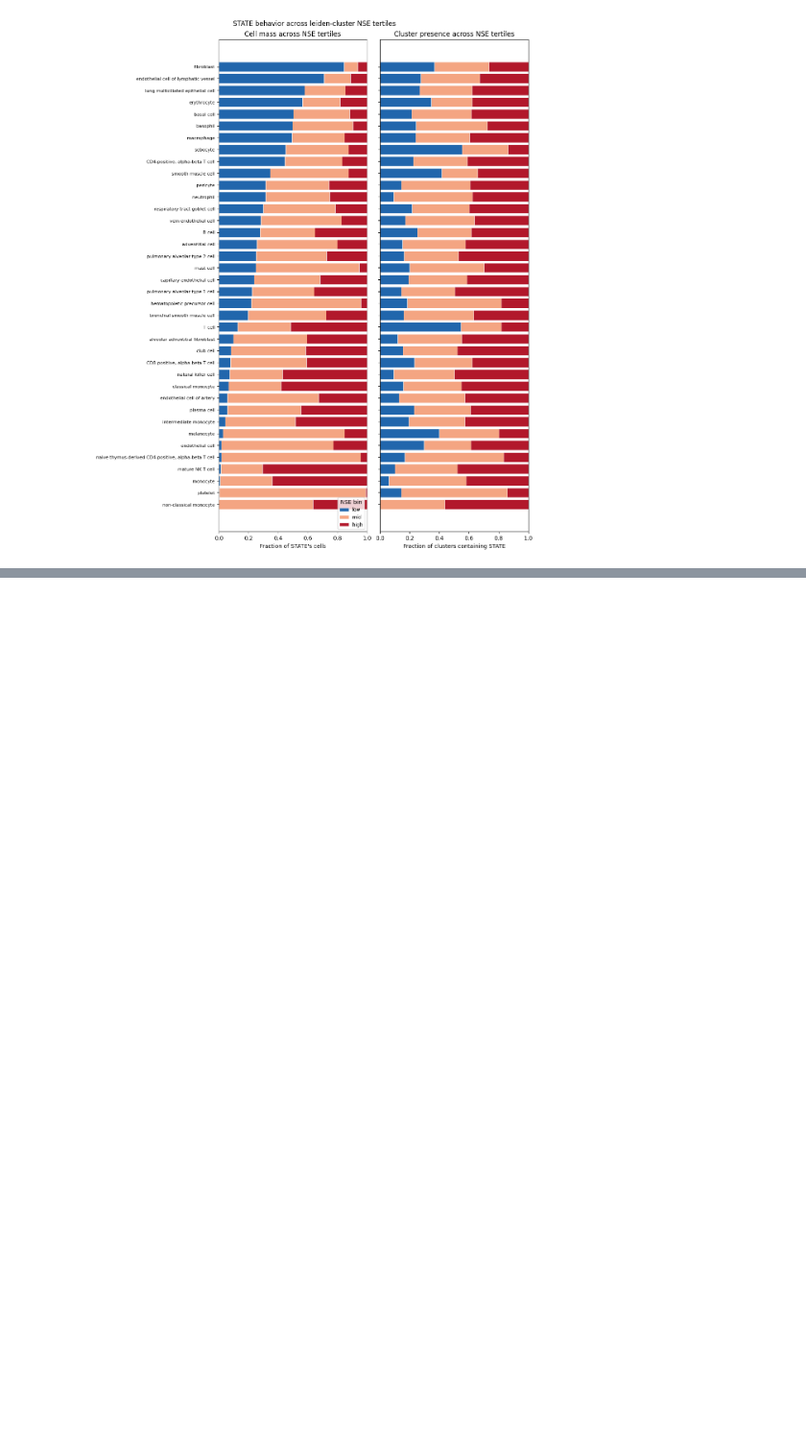
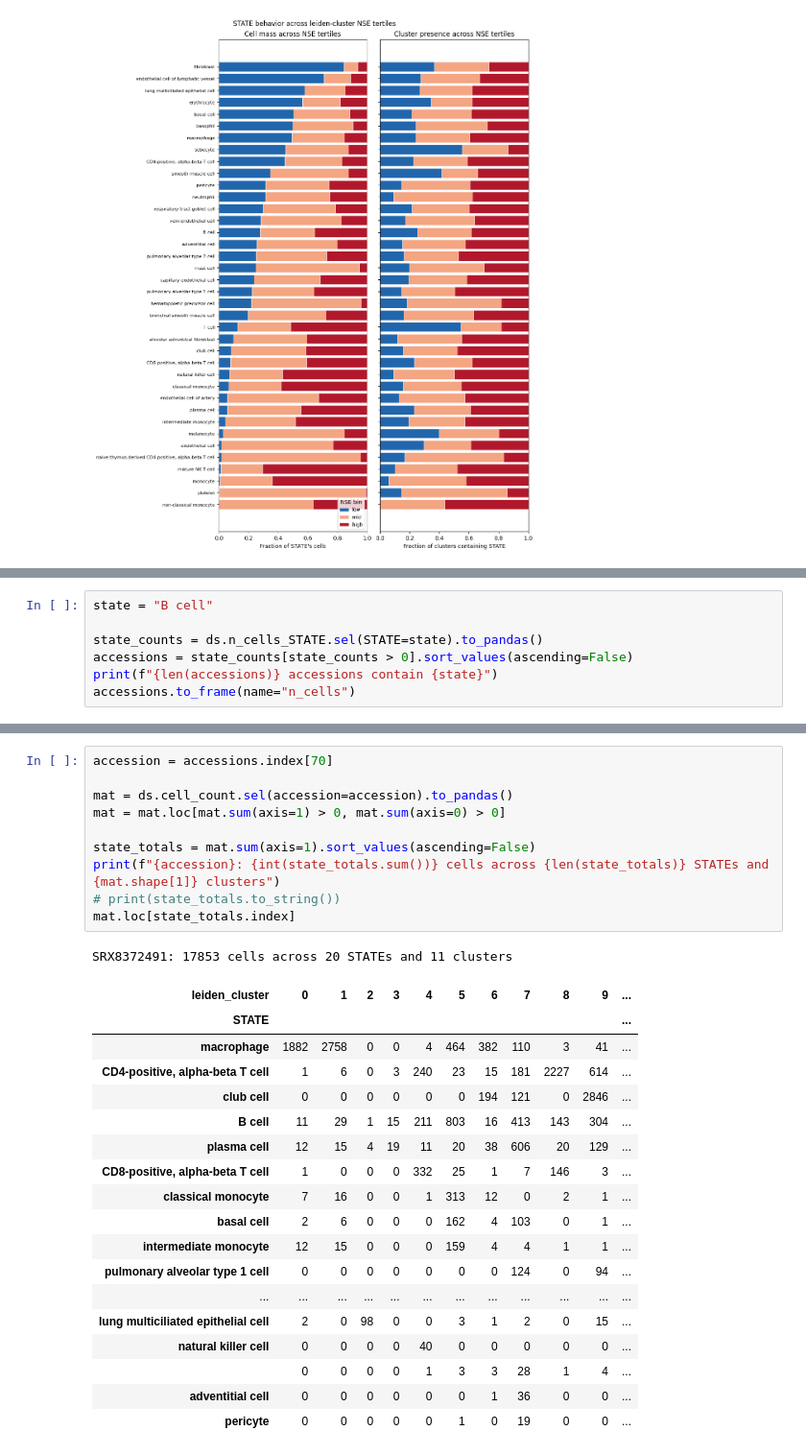
Before and after one commit to otodreas/scBaseCount_Pipeline, a Jupyter notebook: notebooks/cluster_stats.ipynb, the cells around one changed output, grey strips where cells are left out. Shown at 96% size. Drawn from its saved outputs; the diff is of its cells as text; blank space fills up the shorter version.

```diff
--- a/notebooks/cluster_stats.ipynb
+++ b/notebooks/cluster_stats.ipynb
@@ -472,0 +540,7 @@ plt.show()
+# %%
+state = "B cell"
+
+state_counts = ds.n_cells_STATE.sel(STATE=state).to_pandas()
+accessions = state_counts[state_counts > 0].sort_values(ascending=False)
+print(f"{len(accessions)} accessions contain {state}")
+accessions.to_frame(name="n_cells")
@@ -472,0 +563,30 @@ plt.show()
+# %%
+accession = accessions.index[70]
+
+mat = ds.cell_count.sel(accession=accession).to_pandas()
+mat = mat.loc[mat.sum(axis=1) > 0, mat.sum(axis=0) > 0]
+
+state_totals = mat.sum(axis=1).sort_values(ascending=False)
+print(f"{accession}: {int(state_totals.sum())} cells across {len(state_totals)} STATEs and {mat.shape[1]} clusters")
+# print(state_totals.to_string())
+mat.loc[state_totals.index]
+# %% [output]
+SRX8372491: 17853 cells across 20 STATEs and 11 clusters
+| leiden_cluster | 0 | 1 | 2 | 3 | 4 | 5 | 6 | 7 | 8 | 9 | ... |
+| STATE |  |  |  |  |  |  |  |  |  |  | ... |
+| macrophage | 1882 | 2758 | 0 | 0 | 4 | 464 | 382 | 110 | 3 | 41 | ... |
+| CD4-positive, alpha-beta T cell | 1 | 6 | 0 | 3 | 240 | 23 | 15 | 181 | 2227 | 614 | ... |
+| club cell | 0 | 0 | 0 | 0 | 0 | 0 | 194 | 121 | 0 | 2846 | ... |
+| B cell | 11 | 29 | 1 | 15 | 211 | 803 | 16 | 413 | 143 | 304 | ... |
+| plasma cell | 12 | 15 | 4 | 19 | 11 | 20 | 38 | 606 | 20 | 129 | ... |
+| CD8-positive, alpha-beta T cell | 1 | 0 | 0 | 0 | 332 | 25 | 1 | 7 | 146 | 3 | ... |
+| classical monocyte | 7 | 16 | 0 | 0 | 1 | 313 | 12 | 0 | 2 | 1 | ... |
+| basal cell | 2 | 6 | 0 | 0 | 0 | 162 | 4 | 103 | 0 | 1 | ... |
+| intermediate monocyte | 12 | 15 | 0 | 0 | 0 | 159 | 4 | 4 | 1 | 1 | ... |
+| pulmonary alveolar type 1 cell | 0 | 0 | 0 | 0 | 0 | 0 | 0 | 124 | 0 | 94 | ... |
+| ... | ... | ... | ... | ... | ... | ... | ... | ... | ... | ... | ... |
+| lung multiciliated epithelial cell | 2 | 0 | 98 | 0 | 0 | 3 | 1 | 2 | 0 | 15 | ... |
+| natural killer cell | 0 | 0 | 0 | 0 | 40 | 0 | 0 | 0 | 0 | 0 | ... |
+|  | 0 | 0 | 0 | 0 | 1 | 3 | 3 | 28 | 1 | 4 | ... |
+| adventitial cell | 0 | 0 | 0 | 0 | 0 | 0 | 1 | 36 | 0 | 0 | ... |
+| pericyte | 0 | 0 | 0 | 0 | 0 | 1 | 0 | 19 | 0 | 0 | ... |
```
Also changed, not shown: parts of 4 cells of this notebook, 2 other files.
